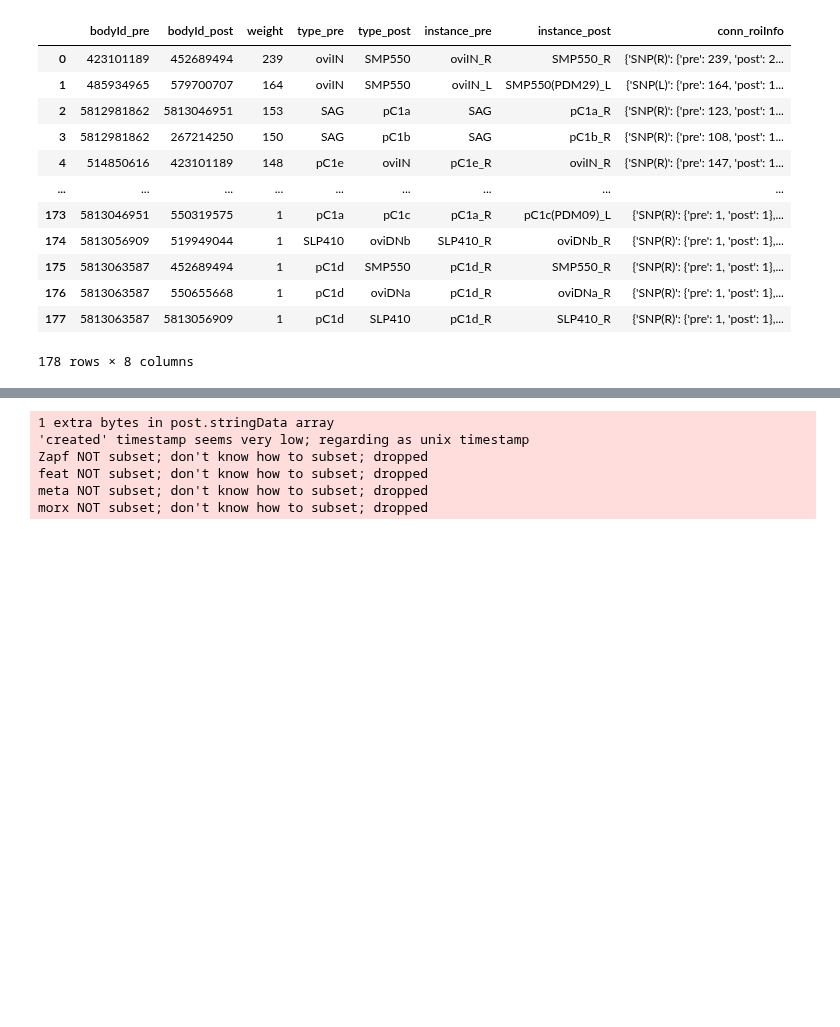
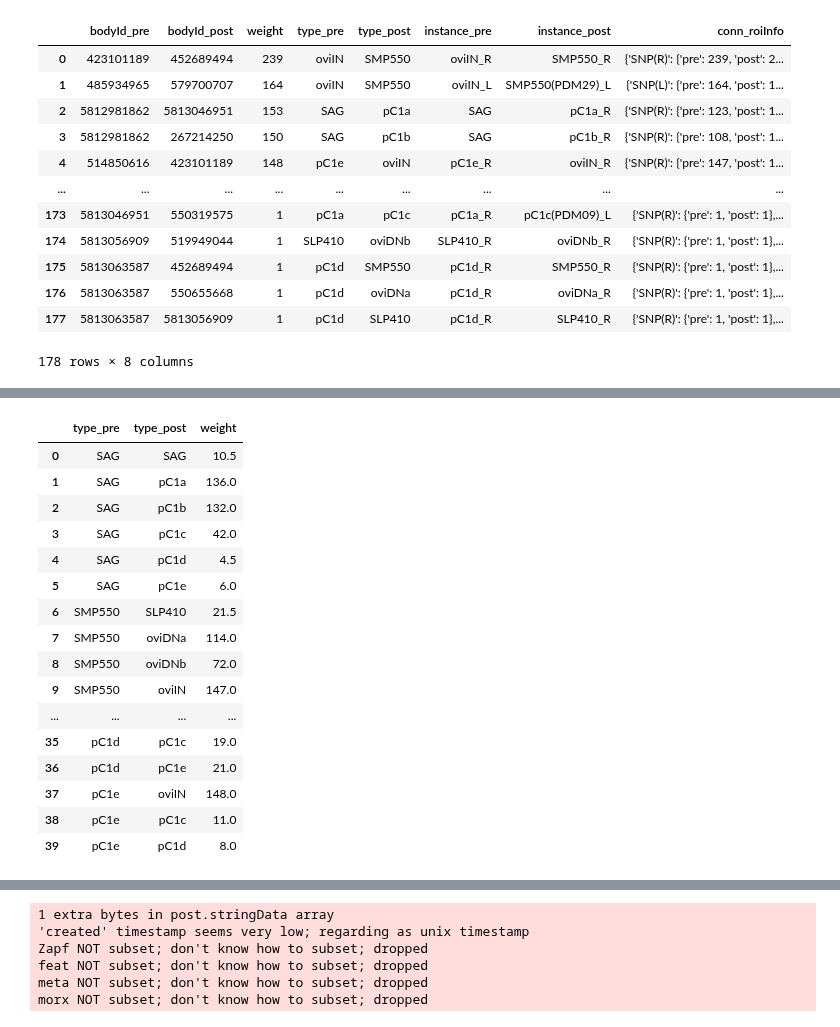
Before and after one commit to Gutierrez-lab/oviIN-inputs, a Jupyter notebook: oviposition_circuit.ipynb, the cells around one changed output, grey strips where cells are left out. Saved outputs shown, nothing was run; the diff lists cells and outputs as text; code cells hidden in the pictures; blank space fills up the shorter version.

```diff
--- a/oviposition_circuit.ipynb
+++ b/oviposition_circuit.ipynb
@@ -120,0 +173,22 @@ ovipos_conns
+# %%
+# mean connections among types
+mean_conns = ovipos_conns.groupby(['type_pre','type_post'])['weight'].mean().reset_index()
+mean_conns
+# %% [output]
+|  | type_pre | type_post | weight |
+| 0 | SAG | SAG | 10.5 |
+| 1 | SAG | pC1a | 136.0 |
+| 2 | SAG | pC1b | 132.0 |
+| 3 | SAG | pC1c | 42.0 |
+| 4 | SAG | pC1d | 4.5 |
+| 5 | SAG | pC1e | 6.0 |
+| 6 | SMP550 | SLP410 | 21.5 |
+| 7 | SMP550 | oviDNa | 114.0 |
+| 8 | SMP550 | oviDNb | 72.0 |
+| 9 | SMP550 | oviIN | 147.0 |
+| ... | ... | ... | ... |
+| 35 | pC1d | pC1c | 19.0 |
+| 36 | pC1d | pC1e | 21.0 |
+| 37 | pC1e | oviIN | 148.0 |
+| 38 | pC1e | pC1c | 11.0 |
+| 39 | pC1e | pC1d | 8.0 |
```
Also changed, not shown: parts of 9 cells of this notebook.
